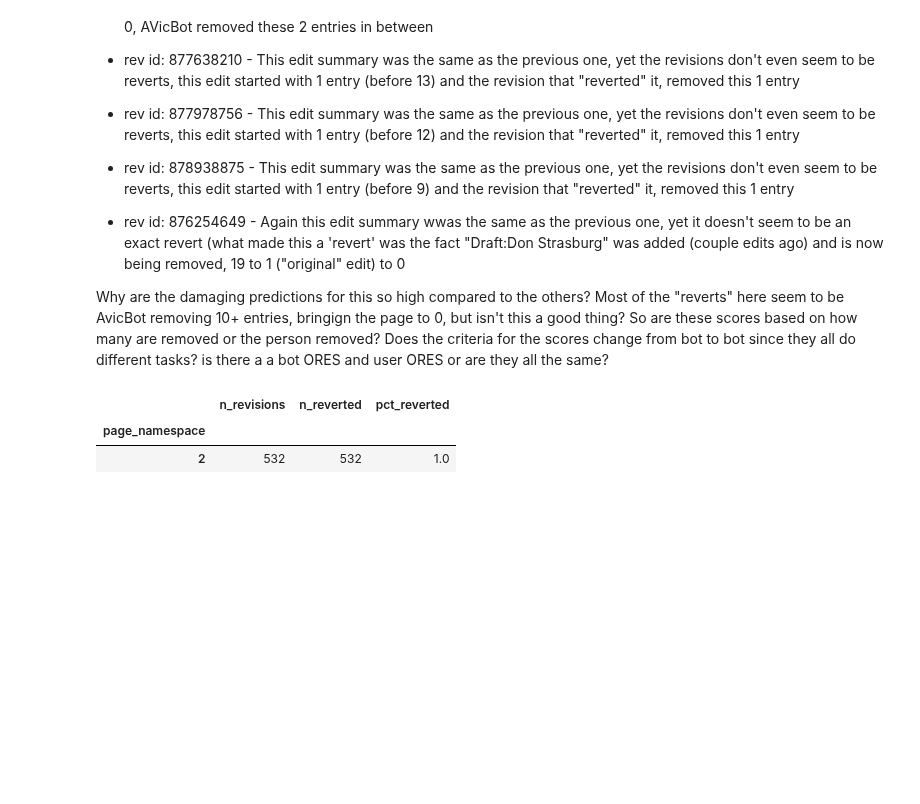
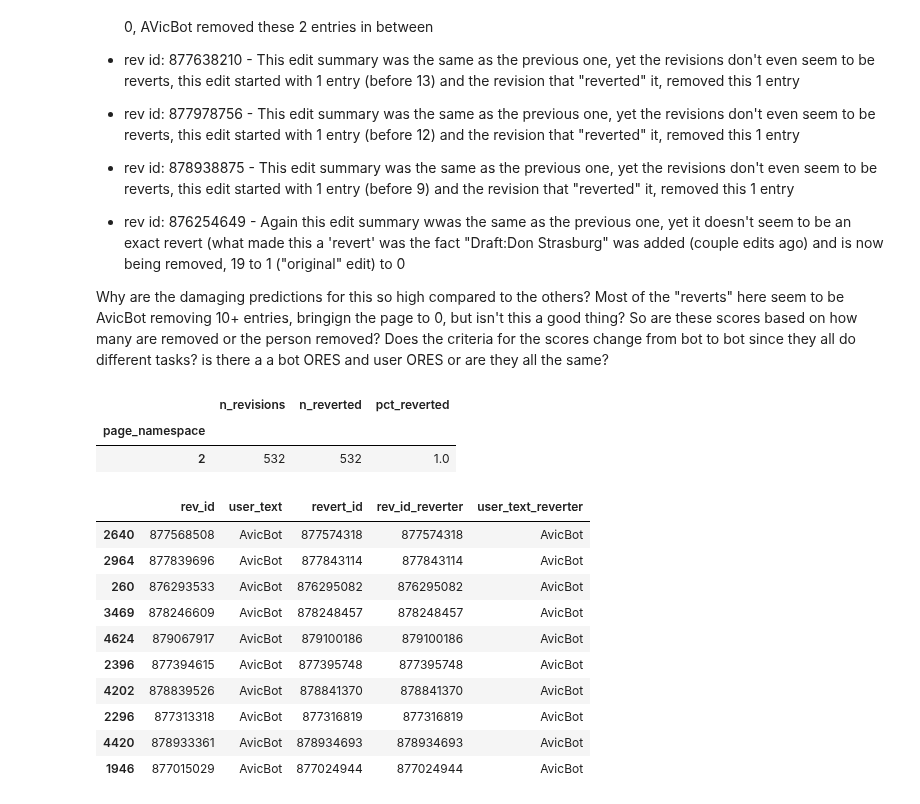
Before and after one commit to levon003/wiki-ores-feedback, a Jupyter notebook: reu2021/AvicBot.ipynb, the cells around one changed output. Saved outputs shown, nothing was run; the diff lists cells and outputs as text; code cells hidden in the pictures; blank space fills up the shorter version.

```diff
--- a/reu2021/AvicBot.ipynb
+++ b/reu2021/AvicBot.ipynb
@@ -393,3 +374,17 @@ namespace_df_avicbot
 |  | n_revisions | n_reverted | pct_reverted |
 | page_namespace |  |  |  |
 | 2 | 532 | 532 | 1.0 |
+# %%
+bot_bot_reverts[bot_bot_reverts.user_text == "AvicBot"].sample(10)
+# %% [output]
+|  | rev_id | user_text | revert_id | rev_id_reverter | user_text_reverter |
+| 2640 | 877568508 | AvicBot | 877574318 | 877574318 | AvicBot |
+| 2964 | 877839696 | AvicBot | 877843114 | 877843114 | AvicBot |
+| 260 | 876293533 | AvicBot | 876295082 | 876295082 | AvicBot |
+| 3469 | 878246609 | AvicBot | 878248457 | 878248457 | AvicBot |
+| 4624 | 879067917 | AvicBot | 879100186 | 879100186 | AvicBot |
+| 2396 | 877394615 | AvicBot | 877395748 | 877395748 | AvicBot |
+| 4202 | 878839526 | AvicBot | 878841370 | 878841370 | AvicBot |
+| 2296 | 877313318 | AvicBot | 877316819 | 877316819 | AvicBot |
+| 4420 | 878933361 | AvicBot | 878934693 | 878934693 | AvicBot |
+| 1946 | 877015029 | AvicBot | 877024944 | 877024944 | AvicBot |
```
Also changed, not shown: parts of 7 cells of this notebook.
